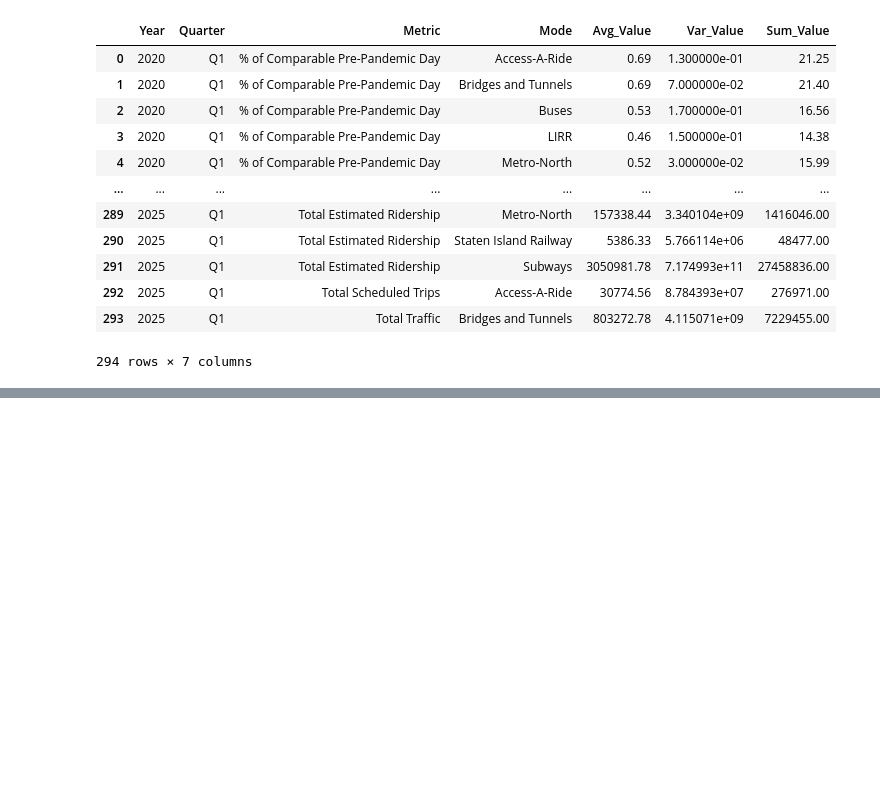
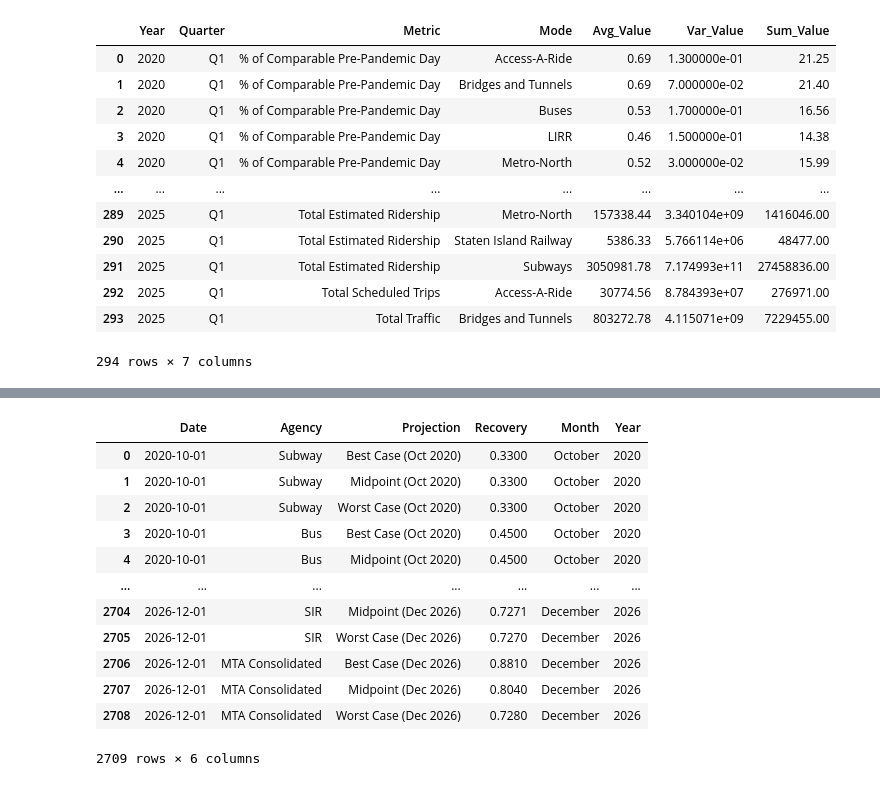
Before and after one commit to djbrown227/fare_evasion, a Jupyter notebook: notebooks/02_data_cleaning.ipynb, the cells around one changed output, grey strips where cells are left out. Drawn from its saved outputs; the diff is of its cells as text; code cells hidden in the pictures; blank space fills up the shorter version.

```diff
--- a/notebooks/02_data_cleaning.ipynb
+++ b/notebooks/02_data_cleaning.ipynb
@@ -401,0 +484,16 @@ quarterly_stats
+# %%
+mckinsey_df
+# %% [output]
+|  | Date | Agency | Projection | Recovery | Month | Year |
+| 0 | 2020-10-01 | Subway | Best Case (Oct 2020) | 0.3300 | October | 2020 |
+| 1 | 2020-10-01 | Subway | Midpoint (Oct 2020) | 0.3300 | October | 2020 |
+| 2 | 2020-10-01 | Subway | Worst Case (Oct 2020) | 0.3300 | October | 2020 |
+| 3 | 2020-10-01 | Bus | Best Case (Oct 2020) | 0.4500 | October | 2020 |
+| 4 | 2020-10-01 | Bus | Midpoint (Oct 2020) | 0.4500 | October | 2020 |
+| ... | ... | ... | ... | ... | ... | ... |
+| 2704 | 2026-12-01 | SIR | Midpoint (Dec 2026) | 0.7271 | December | 2026 |
+| 2705 | 2026-12-01 | SIR | Worst Case (Dec 2026) | 0.7270 | December | 2026 |
+| 2706 | 2026-12-01 | MTA Consolidated | Best Case (Dec 2026) | 0.8810 | December | 2026 |
+| 2707 | 2026-12-01 | MTA Consolidated | Midpoint (Dec 2026) | 0.8040 | December | 2026 |
+| 2708 | 2026-12-01 | MTA Consolidated | Worst Case (Dec 2026) | 0.7280 | December | 2026 |
+2709 rows × 6 columns
```
Also changed, not shown: parts of 6 cells of this notebook, 9 other files.
